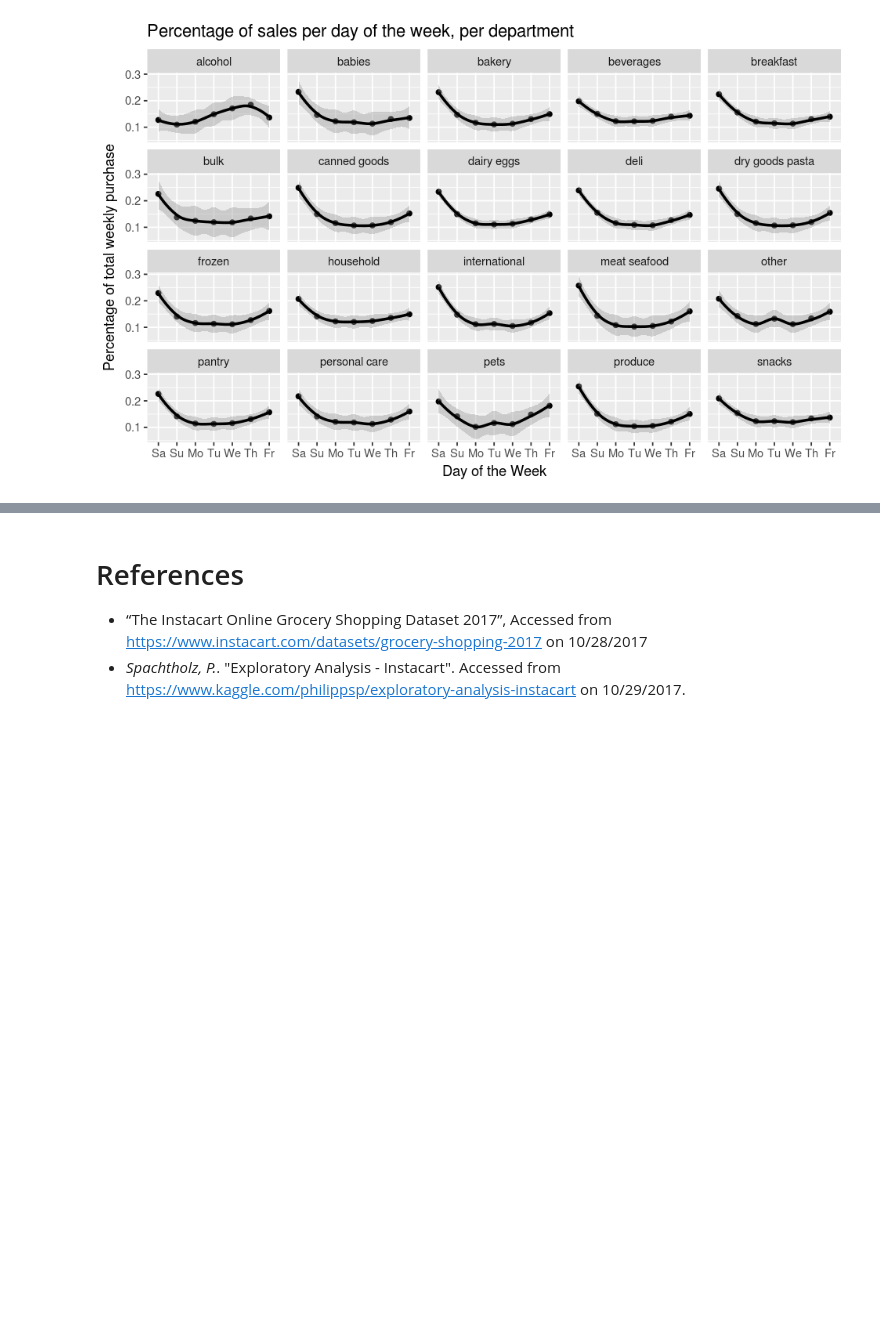
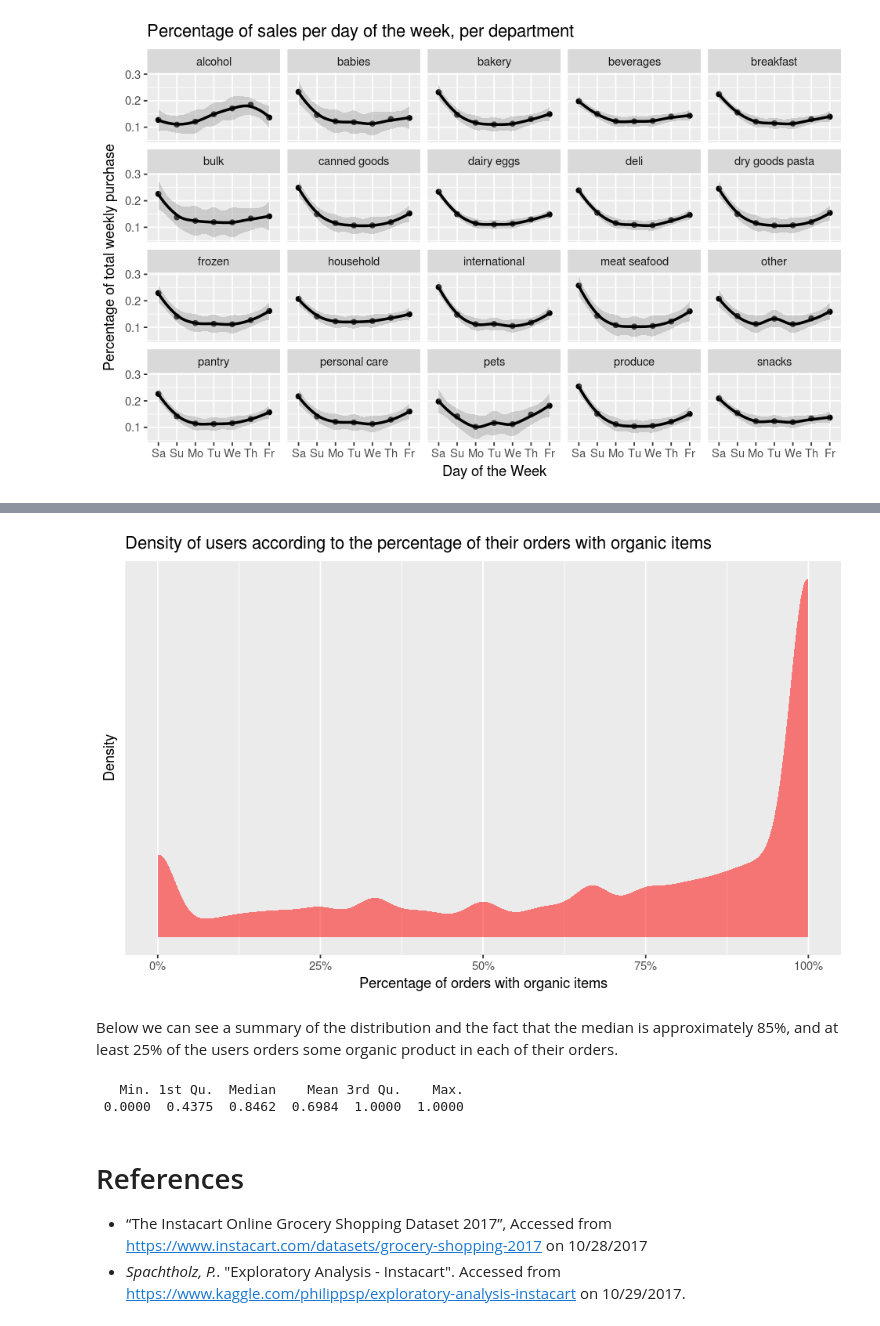
Before and after one commit to fabikw/DataAnalysis, a Jupyter notebook: Data Analysis Instacart.ipynb, the cells around one changed output, grey strips where cells are left out. Cells and saved outputs as stored; diff of their text form; code cells hidden in the pictures; blank space fills up the shorter version.

Commit message:
Added analysis of organics density of orders per user.
Also, added further description of the dataset.

```diff
--- a/Data Analysis Instacart.ipynb
+++ b/Data Analysis Instacart.ipynb
@@ -164,0 +181,15 @@ scale_linetype_manual(name = "Type of product",values = c("solid","dashed"))
+# %%
+organic_products <- filter(products, grepl("organic", product_name, ignore.case = TRUE))
+# %%
+orders_prior_with_organics <- orders_prior %>%
+                                mutate(is_organic = product_id %in% organic_products$product_id) %>%
+                                group_by(order_id) %>%
+                                summarize(has_organics = (sum(is_organic) > 0))
+# %%
+orders_with_organics <- merge(subset(orders, eval_set == "prior"),orders_prior_with_organics, by="order_id", all.x = TRUE) %>%
+                        select(user_id, has_organics)
+# %%
+organics_order_ratio_per_user <- orders_with_organics %>%
+       filter(user_id %in% users_multiple_orders$user_id) %>%
+       group_by(user_id) %>%
+       summarize(ratio_organics = mean(has_organics))
@@ -165,3 +202,19 @@ scale_linetype_manual(name = "Type of product",values = c("solid","dashed"))
+# %%
+ggplot( organics_order_ratio_per_user) +
+stat_density(aes(x = ratio_organics),fill="red",alpha=0.5) +
+labs(x = "Percentage of orders with organic items", y = "Density")+
+ggtitle("Density of users according to the percentage of their orders with organic items") +
+scale_x_continuous(breaks = c(0,0.25,0.5,0.75,1), labels = c("0%", "25%", "50%", "75%", "100%") )+
+scale_y_continuous(breaks = NULL, labels = NULL)
+# %% [output]
+[figure, added]
+# %% [markdown]
+Below we can see a summary of the distribution and the fact that the median is approximately 85%, and at least 25% of the users orders some organic product in each of their orders.
+# %%
+summary(organics_order_ratio_per_user$ratio_organics)
+# %% [output]
+   Min. 1st Qu.  Median    Mean 3rd Qu.    Max.
+ 0.0000  0.4375  0.8462  0.6984  1.0000  1.0000
 # %% [markdown]
 # References
 
```
Also changed, not shown: parts of 6 cells of this notebook, 1 other file.
